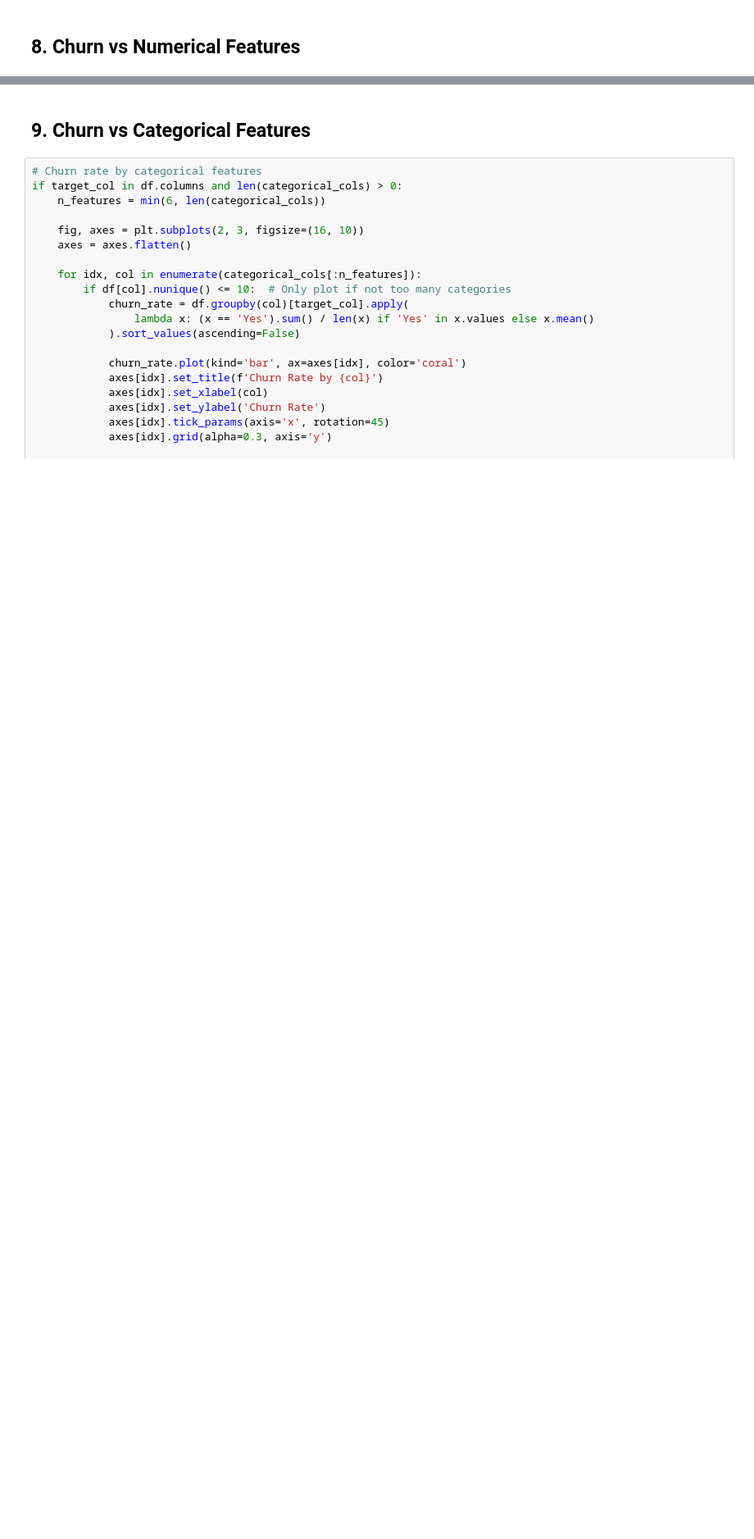
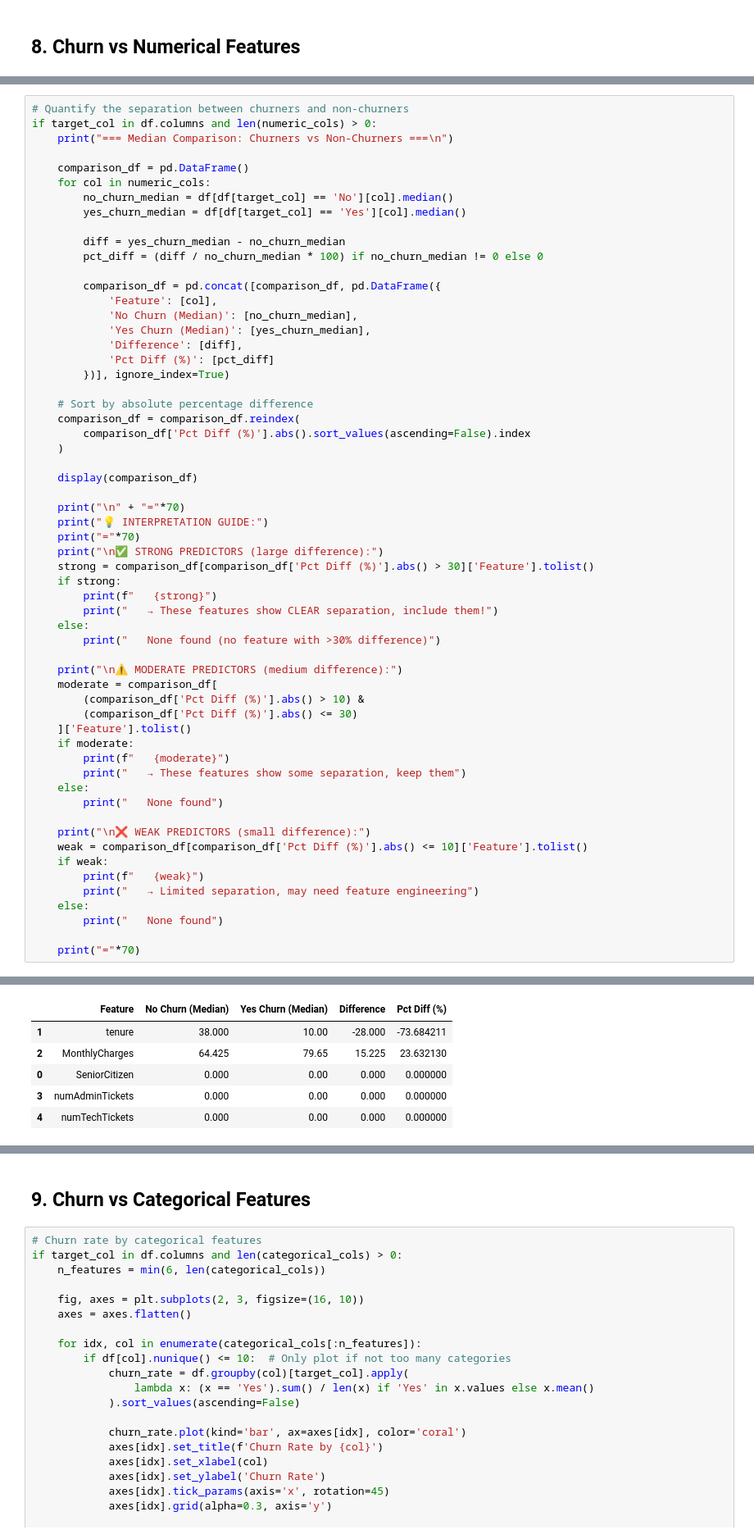
Before and after one commit to JIAZHEN/machine-learning-mlops, a Jupyter notebook: notebooks/telco-customer-churn-ibm/01_data_exploration.ipynb, the cells around one changed output, grey strips where cells are left out. Shown: that part at 82% size. Saved outputs shown, nothing was run; the diff lists cells and outputs as text; blank space fills up the shorter version.

```diff
--- a/notebooks/telco-customer-churn-ibm/01_data_exploration.ipynb
+++ b/notebooks/telco-customer-churn-ibm/01_data_exploration.ipynb
@@ -320,0 +560,60 @@ if target_col in df.columns and len(numeric_cols) > 0:
+# %%
+# Quantify the separation between churners and non-churners
+if target_col in df.columns and len(numeric_cols) > 0:
+    print("=== Median Comparison: Churners vs Non-Churners ===\n")
+
+    comparison_df = pd.DataFrame()
+    for col in numeric_cols:
+        no_churn_median = df[df[target_col] == 'No'][col].median()
+        yes_churn_median = df[df[target_col] == 'Yes'][col].median()
+
+        diff = yes_churn_median - no_churn_median
+        pct_diff = (diff / no_churn_median * 100) if no_churn_median != 0 else 0
+
+        comparison_df = pd.concat([comparison_df, pd.DataFrame({
+            'Feature': [col],
+            'No Churn (Median)': [no_churn_median],
+            'Yes Churn (Median)': [yes_churn_median],
+            'Difference': [diff],
+            'Pct Diff (%)': [pct_diff]
+        })], ignore_index=True)
+
+    # Sort by absolute percentage difference
+    comparison_df = comparison_df.reindex(
+        comparison_df['Pct Diff (%)'].abs().sort_values(ascending=False).index
+    )
+
+    display(comparison_df)
+
+    print("\n" + "="*70)
+    print("💡 INTERPRETATION GUIDE:")
+    print("="*70)
+    print("\n✅ STRONG PREDICTORS (large difference):")
+    strong = comparison_df[comparison_df['Pct Diff (%)'].abs() > 30]['Feature'].tolist()
+    if strong:
+        print(f"   {strong}")
+        print("   → These features show CLEAR separation, include them!")
+    else:
+        print("   None found (no feature with >30% difference)")
+
+    print("\n⚠️ MODERATE PREDICTORS (medium difference):")
+    moderate = comparison_df[
+        (comparison_df['Pct Diff (%)'].abs() > 10) &
+        (comparison_df['Pct Diff (%)'].abs() <= 30)
+    ]['Feature'].tolist()
+    if moderate:
+        print(f"   {moderate}")
+        print("   → These features show some separation, keep them")
+    else:
+        print("   None found")
+
+    print("\n❌ WEAK PREDICTORS (small difference):")
+    weak = comparison_df[comparison_df['Pct Diff (%)'].abs() <= 10]['Feature'].tolist()
+    if weak:
+        print(f"   {weak}")
+        print("   → Limited separation, may need feature engineering")
+    else:
+        print("   None found")
+
+    print("="*70)
+# %% [output]
@@ -320,0 +621,6 @@ if target_col in df.columns and len(numeric_cols) > 0:
+|  | Feature | No Churn (Median) | Yes Churn (Median) | Difference | Pct Diff (%) |
+| 1 | tenure | 38.000 | 10.00 | -28.000 | -73.684211 |
+| 2 | MonthlyCharges | 64.425 | 79.65 | 15.225 | 23.632130 |
+| 0 | SeniorCitizen | 0.000 | 0.00 | 0.000 | 0.000000 |
+| 3 | numAdminTickets | 0.000 | 0.00 | 0.000 | 0.000000 |
+| 4 | numTechTickets | 0.000 | 0.00 | 0.000 | 0.000000 |
```
Also changed, not shown: parts of 25 cells of this notebook, 5 other files.
